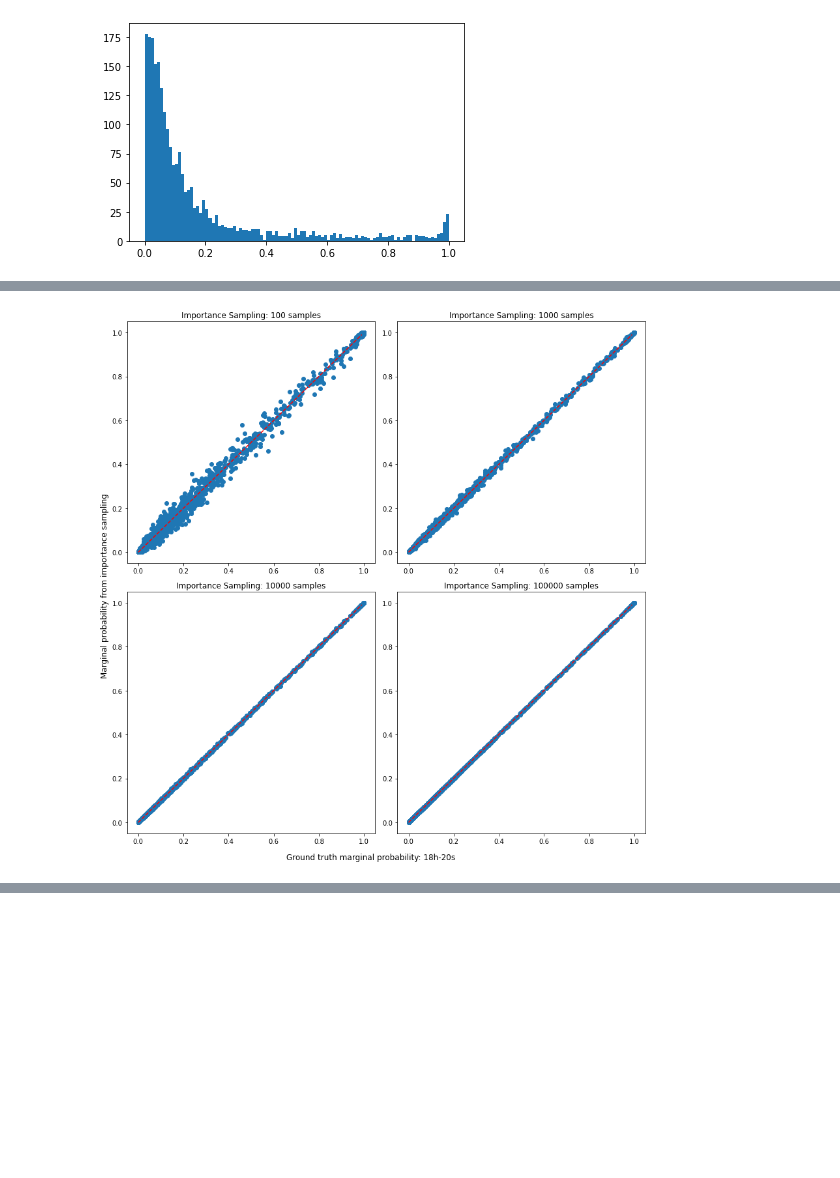
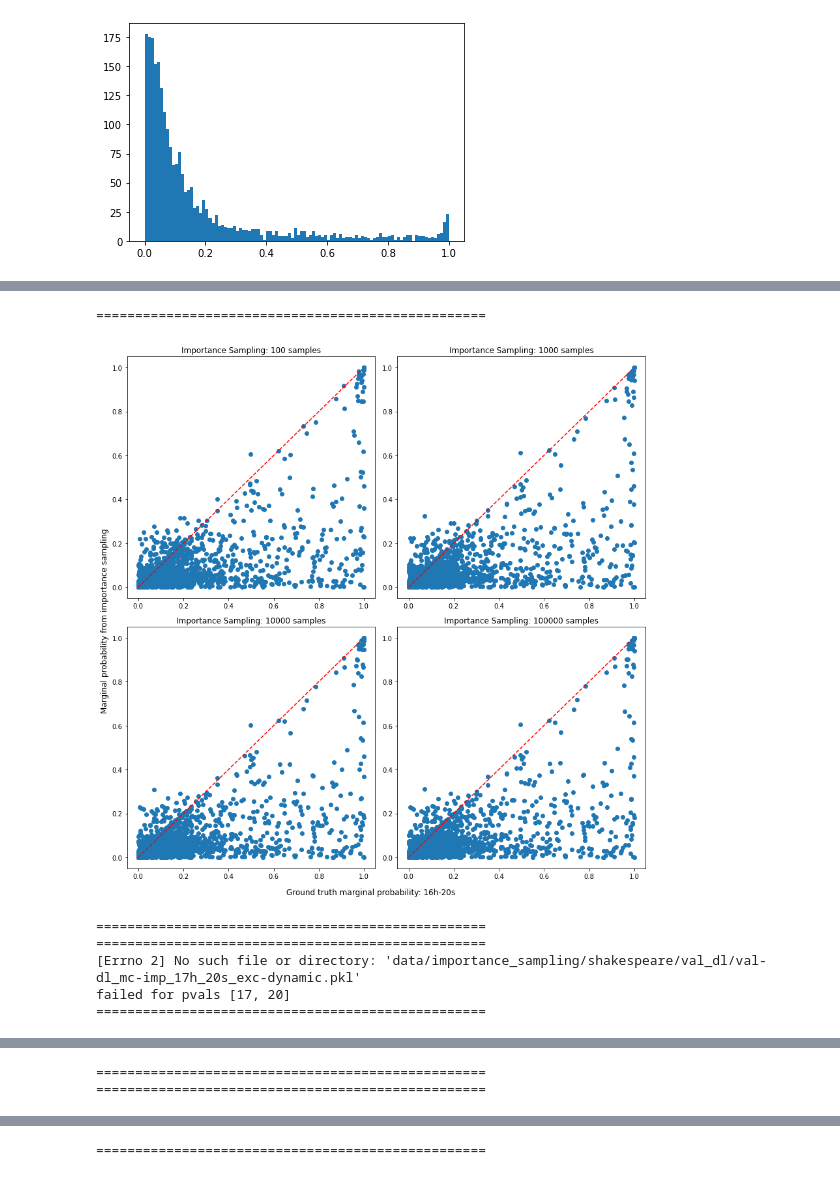
Before and after one commit to vshah99/prob_seq_queries_nnproject, a Jupyter notebook: notebooks/Beam_search_v_sampling.ipynb, the cells around one changed output, grey strips where cells are left out. Cells and saved outputs as stored; diff of their text form; code cells hidden in the pictures; blank space fills up the shorter version.

```diff
--- a/notebooks/Beam_search_v_sampling.ipynb
+++ b/notebooks/Beam_search_v_sampling.ipynb
@@ -78,21 +132,47 @@ data.shape
 # %%
 impsamp = data.mean(axis=1)
 # %%
-samples = [100,1000,10000,100000]
-title = "Importance Sampling: {} samples"
-fig, axs = plt.subplots(2,2, figsize = (12,12))
-gt_data = read_pkl("data/ground_truth/shakespeare/val-dl_gt_18h_20s_exc-dynamic.pkl")
-samp_data = read_pkl("data/importance_sampling/shakespeare/val-dl_gt_18h_20s_exc-dynamic.pkl")
+def gt_v_samp_plot(gt_data_path, samp_data_path,pvals,
+                   sample_sizes, shuffle = False,):
+    assert len(sample_sizes)%2 == 0,"Must have even # samples"
+    title = "Importance Sampling: {} samples"
+    fig, axs = plt.subplots(len(sample_sizes)//2,2, figsize = (len(sample_sizes)*3,12))
+    gt_data = read_pkl(gt_data_path)
+    samp_data = read_pkl(samp_data_path)
 
-for i in range(len(samples)):
-    # data = read_pkl(paths[i])
-    ref = np.arange(0,1,0.01)
-    axs[i//2][i%2].scatter(gt_data, samp_data[:,:samples[i]].mean(axis = -1))
-    axs[i//2][i%2].set_title(title.format(samples[i]))
-    axs[i//2][i%2].plot(list(ref),list(ref),linestyle="dashed", color = "red")
+    for i in range(len(sample_sizes)):
+        # data = read_pkl(paths[i])
+        ref = np.arange(0,1,0.01)
+        axs[i//2][i%2].scatter(gt_data, samp_data[:,:samples[i]].mean(axis = -1))
+        axs[i//2][i%2].set_title(title.format(samples[i]))
+        axs[i//2][i%2].plot(list(ref),list(ref),linestyle="dashed", color = "red")
 
-fig.supxlabel("Ground truth marginal probability: 18h-20s")
-fig.supylabel("Marginal probability from importance sampling")
-plt.tight_layout()
+    fig.supxlabel(f"Ground truth marginal probability: {pvals[0]}h-{pvals[1]}s")
+    fig.supylabel("Marginal probability from importance sampling")
+    plt.tight_layout()
+    return axs
-# %% [output]
-[figure, removed]
+# %%
+samples = [100,1000,10000,100000]
+path_templates =["data/ground_truth/shakespeare/val_dl/val-dl_gt_{}h_{}s_exc-dynamic.pkl",
+         "data/importance_sampling/shakespeare/val_dl/val-dl_mc-imp_{}h_{}s_exc-dynamic.pkl"]
+path_vals = [[16,20],[17,20],[18,20],[17,21]]
+
+for pvals in path_vals:
+    gt_path = path_templates[0].format(*pvals)
+    samp_path = path_templates[1].format(*pvals)
+    print("====="*10)
+    try:
+        gt_v_samp_plot(gt_path, samp_path,pvals,sample_sizes =samples)
+        plt.show()
+        print("====="*10)
+    except Exception as e:
+        print(e)
+        print(f"failed for pvals {pvals}")
+# %% [output]
+==================================================
+[figure, added]
+==================================================
+==================================================
+[Errno 2] No such file or directory: 'data/importance_sampling/shakespeare/val_dl/val-dl_mc-imp_17h_20s_exc-dynamic.pkl'
+failed for pvals [17, 20]
+==================================================
@@ -98,0 +181,2 @@ plt.tight_layout()
+==================================================
+==================================================
@@ -98,0 +184 @@ plt.tight_layout()
+==================================================
```
Also changed, not shown: parts of 10 cells of this notebook, 11 other files.
